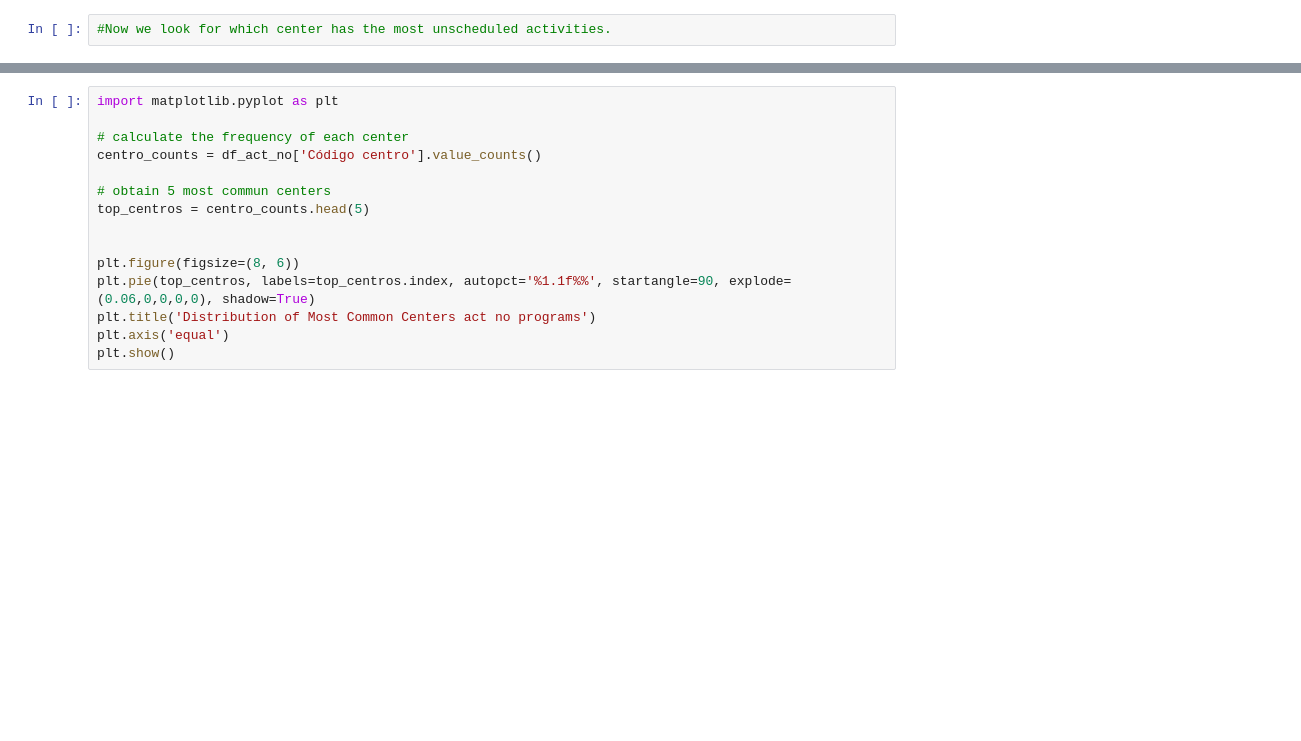
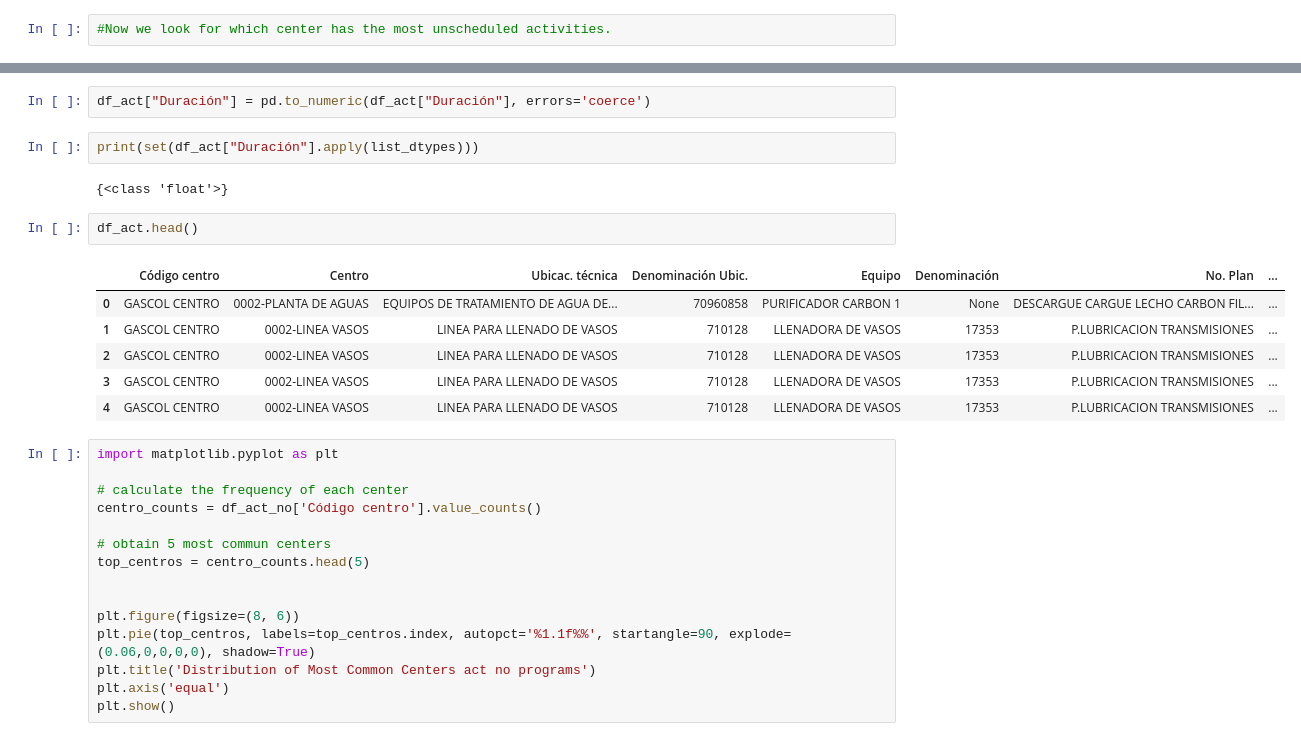
Before and after one commit to caesar-dat-com/Time_lost_reduction, a Jupyter notebook: Notebooks/EDA.ipynb, the cells around one changed output, grey strips where cells are left out. Saved outputs shown, nothing was run; the diff lists cells and outputs as text; blank space fills up the shorter version.

```diff
--- a/Notebooks/EDA.ipynb
+++ b/Notebooks/EDA.ipynb
@@ -316,3 +365,18 @@ act_programads.describe()
+# %%
+df_act["Duración"] = pd.to_numeric(df_act["Duración"], errors='coerce')
+# %%
+print(set(df_act["Duración"].apply(list_dtypes)))
+# %% [output]
+{<class 'float'>}
+# %%
+df_act.head()
+# %% [output]
+|  | Código centro | Centro | Ubicac. técnica | Denominación Ubic. | Equipo | Denominación | No. Plan | ... |
+| 0 | GASCOL CENTRO | 0002-PLANTA DE AGUAS | EQUIPOS DE TRATAMIENTO DE AGUA DE... | 70960858 | PURIFICADOR CARBON 1 | None | DESCARGUE CARGUE LECHO CARBON FIL... | ... |
+| 1 | GASCOL CENTRO | 0002-LINEA VASOS | LINEA PARA LLENADO DE VASOS | 710128 | LLENADORA DE VASOS | 17353 | P.LUBRICACION TRANSMISIONES | ... |
+| 2 | GASCOL CENTRO | 0002-LINEA VASOS | LINEA PARA LLENADO DE VASOS | 710128 | LLENADORA DE VASOS | 17353 | P.LUBRICACION TRANSMISIONES | ... |
+| 3 | GASCOL CENTRO | 0002-LINEA VASOS | LINEA PARA LLENADO DE VASOS | 710128 | LLENADORA DE VASOS | 17353 | P.LUBRICACION TRANSMISIONES | ... |
+| 4 | GASCOL CENTRO | 0002-LINEA VASOS | LINEA PARA LLENADO DE VASOS | 710128 | LLENADORA DE VASOS | 17353 | P.LUBRICACION TRANSMISIONES | ... |
 # %%
 import matplotlib.pyplot as plt
 
```
Also changed, not shown: parts of 21 cells of this notebook, 1 other file.
